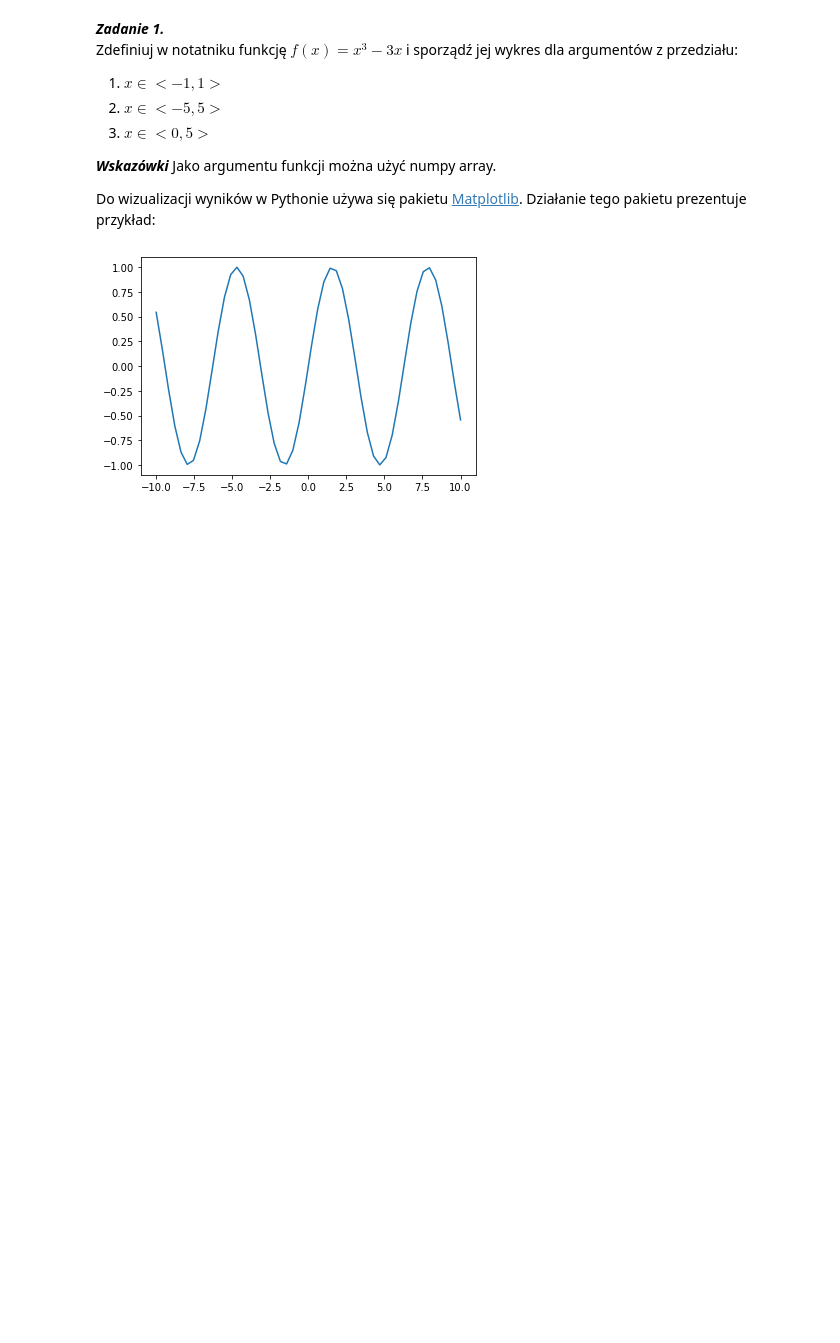
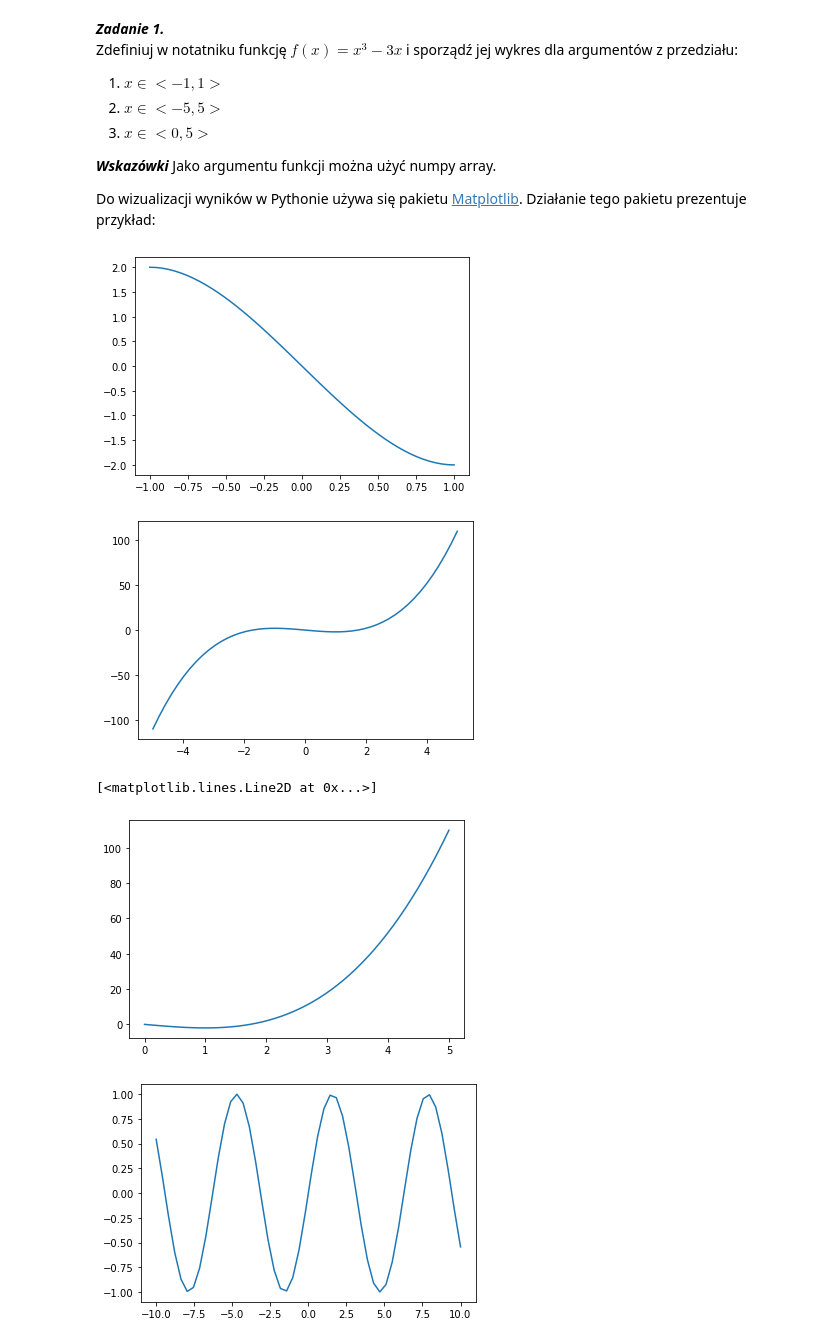
Before and after one commit to turbokoxpl/MN-lab2, a Jupyter notebook: sprawozdanie.ipynb, the cells around one changed output. Cells and saved outputs as stored; diff of their text form; code cells hidden in the pictures; blank space fills up the shorter version.

```diff
--- a/sprawozdanie.ipynb
+++ b/sprawozdanie.ipynb
@@ -20,4 +19,25 @@ Zdefiniuj w notatniku funkcję $f(x)= x^{3} - 3x$ i sporządź jej wykres dla ar
 Jako argumentu funkcji można użyć numpy array.
 
 Do wizualizacji wyników w Pythonie używa się pakietu [Matplotlib](https://matplotlib.org/). Działanie tego pakietu prezentuje przykład:
+# %%
+import main
+import numpy as np
+import scipy
+import matplotlib
+import matplotlib.pyplot as plt
+y = lambda a : a**3 - 3*a
+x1=np.linspace(-1,1)
+x2=np.linspace(-5,5)
+x3=np.linspace(0,5)
+
+plt.plot(x1, y(x1))
+plt.show()
+plt.plot(x2, y(x2))
+plt.show()
+plt.plot(x3, y(x3))
+# %% [output]
+[figure, added]
+[figure, added]
+[<matplotlib.lines.Line2D at 0x...>]
+[figure, added]
 # %%
```
Also changed, not shown: parts of 3 cells of this notebook.
